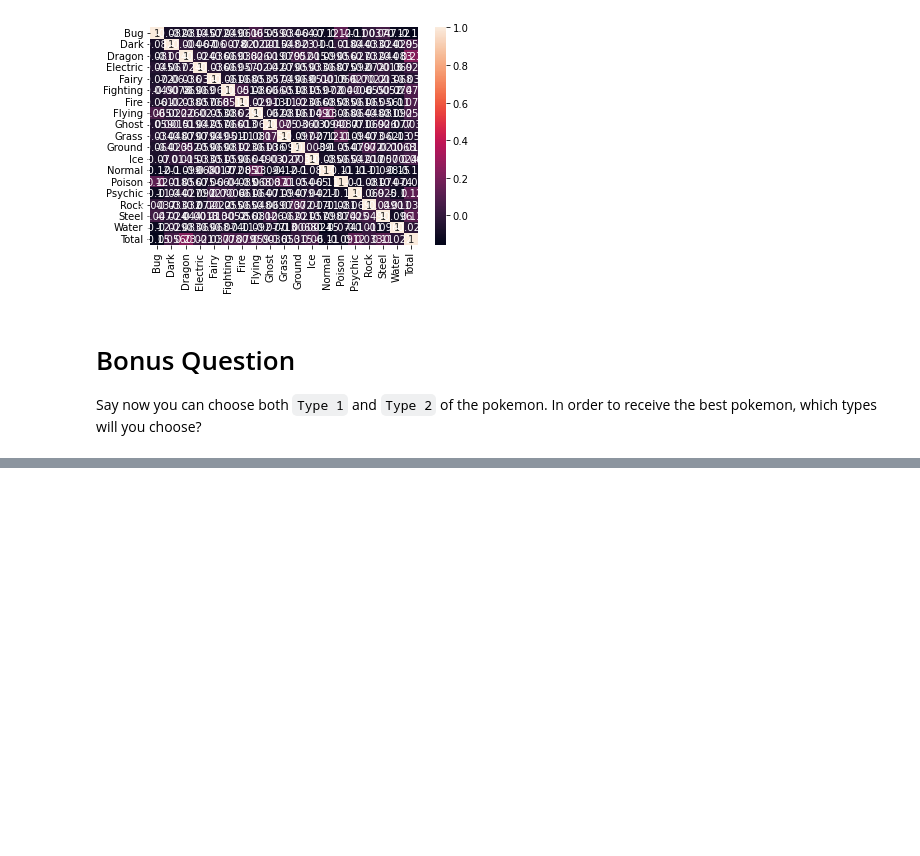
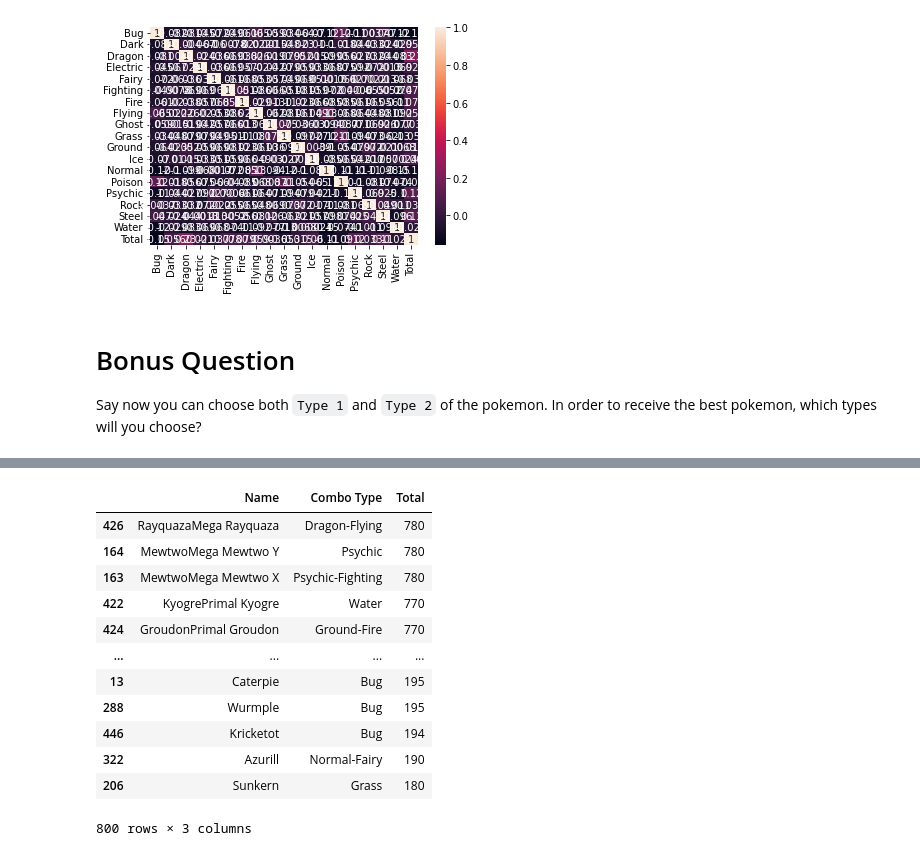
Before and after one commit to romeojab/lab-dataframe-calculations, a Jupyter notebook: your-code/challenge-2.ipynb, the cells around one changed output, grey strips where cells are left out. Drawn from its saved outputs; the diff is of its cells as text; code cells hidden in the pictures; blank space fills up the shorter version.

```diff
--- a/your-code/challenge-2.ipynb
+++ b/your-code/challenge-2.ipynb
@@ -222,0 +295,17 @@ Say now you can choose both `Type 1` and `Type 2` of the pokemon. In order to re
+# %%
+Combos = pokemon[['Name','Combo Type','Total']]
+Combos.sort_values(by = 'Total', ascending = False)
+# %% [output]
+|  | Name | Combo Type | Total |
+| 426 | RayquazaMega Rayquaza | Dragon-Flying | 780 |
+| 164 | MewtwoMega Mewtwo Y | Psychic | 780 |
+| 163 | MewtwoMega Mewtwo X | Psychic-Fighting | 780 |
+| 422 | KyogrePrimal Kyogre | Water | 770 |
+| 424 | GroudonPrimal Groudon | Ground-Fire | 770 |
+| ... | ... | ... | ... |
+| 13 | Caterpie | Bug | 195 |
+| 288 | Wurmple | Bug | 195 |
+| 446 | Kricketot | Bug | 194 |
+| 322 | Azurill | Normal-Fairy | 190 |
+| 206 | Sunkern | Grass | 180 |
+800 rows × 3 columns
```
Also changed, not shown: parts of 5 cells of this notebook, 1 other file.
